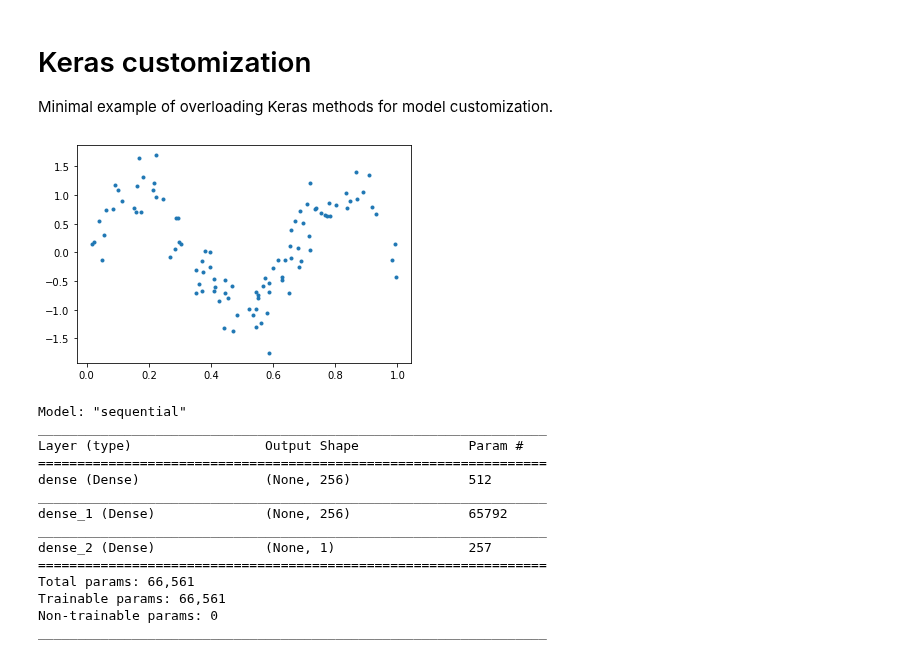
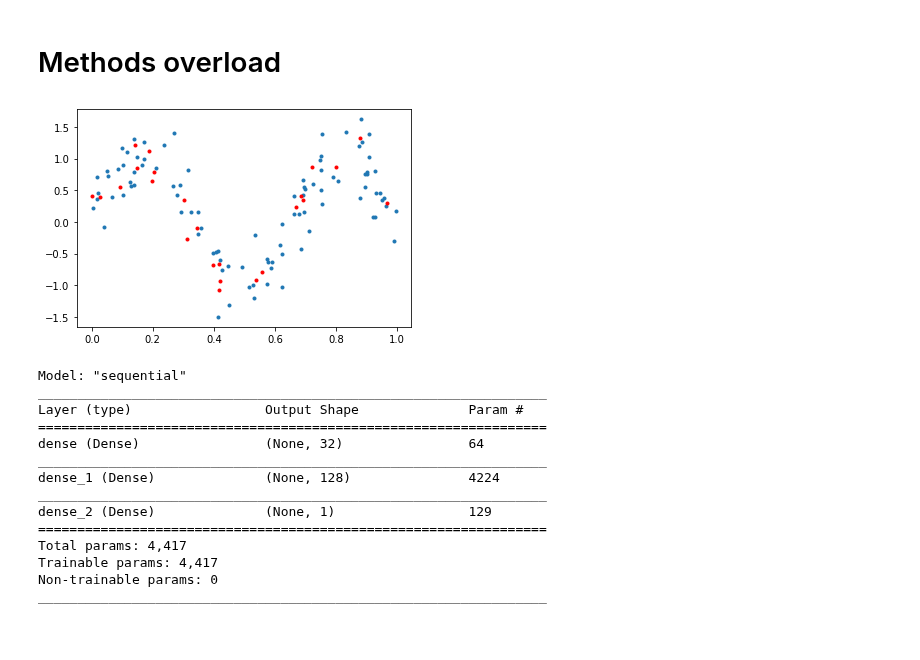
Before and after one commit to khakhalin/Sketches, a Jupyter notebook: tf_experiments/03_keras_method_overload.ipynb, the cells around one changed output. Saved outputs shown, nothing was run; the diff lists cells and outputs as text; code cells hidden in the pictures.

```diff
--- a/tf_experiments/03_keras_method_overload.ipynb
+++ b/tf_experiments/03_keras_method_overload.ipynb
@@ -1,7 +1,5 @@
-# %% [markdown]
-# Keras customization
-
-Minimal example of overloading Keras methods for model customization.
+# %% [markdown]
+# Methods overload
 # %%
 import numpy as np
 import matplotlib.pyplot as plt
@@ -10,7 +7,17 @@ import kerastuner as kt
 # %%
 # Cook some simplistic data:
-x = np.sort(np.random.uniform(size=100))
+np.random.seed(1)
+n_points = 120
+x = np.random.uniform(size=n_points)
 y = np.sin(x*3*np.pi) + np.random.normal(size=x.shape)/3
+
+ind = list(range(np.round(n_points*0.2).astype(int)))
+xtest = x[ind]
+ytest = y[ind]
+x = x[[i for i in range(n_points) if i not in ind ]]
+y = y[[i for i in range(n_points) if i not in ind ]]
+
 plt.plot(x,y,'.');
+plt.plot(xtest, ytest, 'r.');
 # %% [output]
-[figure, old version]
+[figure, new version]
@@ -17,28 +32,35 @@ plt.plot(x,y,'.');
 # %%
-model = tf.keras.Sequential([
-    tf.keras.layers.Input(shape=(1,)), # https://www.tensorflow.org/api_docs/python/tf/keras/Input
-    tf.keras.layers.Dense(256, activation='relu'),
-    tf.keras.layers.Dense(256, activation='relu'),
-    tf.keras.layers.Dense(1, activation='linear')
-])
+def make_model(size=None, learning_rate=0.002):
+    # Let's build a model of leakyReLU units, so that we could have layer width==1, and still have gradients.
+    # This woudl be useful for testing different shapes.
+    # LeakyReLU cannot be set as a layer activation, it appears, but can be a separate layer.
+    if size is None:
+        size = (32, 32)
+    model = tf.keras.Sequential([
+        tf.keras.layers.Input(shape=(1,)), # https://www.tensorflow.org/api_docs/python/tf/keras/Input
+        tf.keras.layers.Dense(32, activation='relu'),
+        tf.keras.layers.Dense(128, activation='relu'),
+        tf.keras.layers.Dense(1, activation='linear')
+    ])
+    model.compile(loss='mean_squared_error',
+                 optimizer=tf.keras.optimizers.Adam(learning_rate=learning_rate),
+                 metrics=['mean_squared_error'])
+    return model
 
-model.compile(loss='mean_squared_error',
-             optimizer=tf.keras.optimizers.Adam(),
-             metrics=['mean_squared_error'])
-
+model = make_model((8,89))
 model.summary()
 # %% [output]
 Model: "sequential"
 _________________________________________________________________
 Layer (type)                 Output Shape              Param #
 =================================================================
-dense (Dense)                (None, 256)               512
+dense (Dense)                (None, 32)                64
 _________________________________________________________________
-dense_1 (Dense)              (None, 256)               65792
+dense_1 (Dense)              (None, 128)               4224
 _________________________________________________________________
-dense_2 (Dense)              (None, 1)                 257
+dense_2 (Dense)              (None, 1)                 129
 =================================================================
-Total params: 66,561
-Trainable params: 66,561
+Total params: 4,417
+Trainable params: 4,417
 Non-trainable params: 0
 _________________________________________________________________
```
Also changed, not shown: parts of 6 cells of this notebook, 1 other file.
